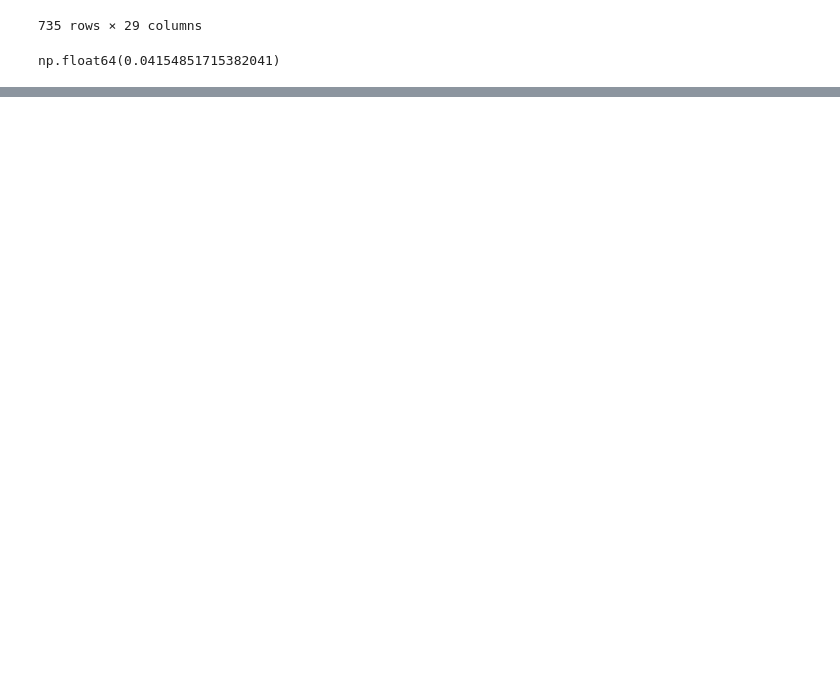
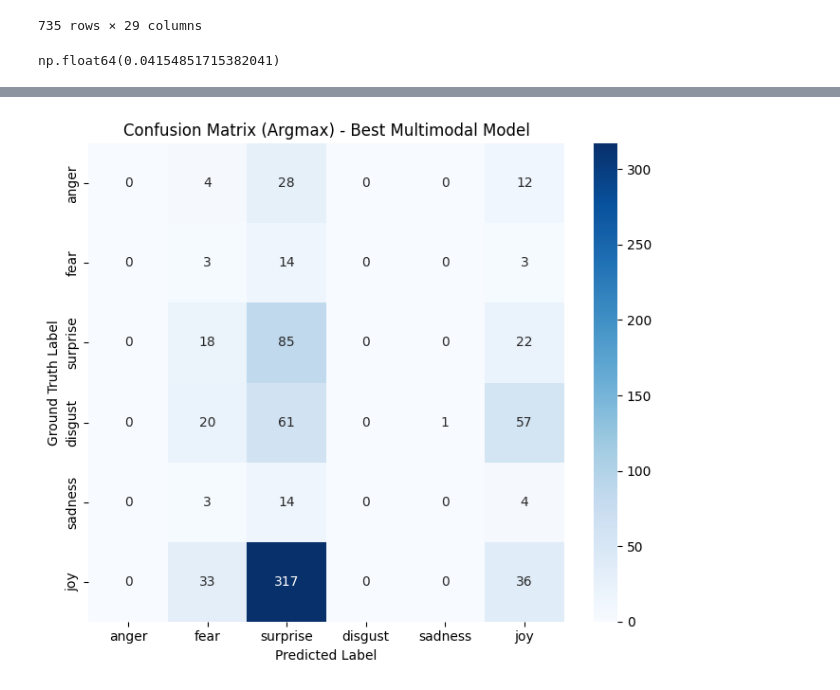
Before and after one commit to tyagiprnv/masterthesis, a Jupyter notebook: src/notebooks/baseline_scores.ipynb, the cells around one changed output, grey strips where cells are left out. Saved outputs shown, nothing was run; the diff lists cells and outputs as text; code cells hidden in the pictures; blank space fills up the shorter version.

Commit message:
new analysis and plots

```diff
--- a/src/notebooks/baseline_scores.ipynb
+++ b/src/notebooks/baseline_scores.ipynb
@@ -240,0 +464,19 @@ len(df.id.unique())
+# %%
+EMOTIONS = ["anger", "fear", "surprise", "disgust", "sadness", "joy"]
+
+def parse_distribution(dist_str):
+
+    if pd.isnull(dist_str):
+        return None
+
+    dist_dict = ast.literal_eval(dist_str)
+
+    return [dist_dict[e] for e in EMOTIONS]
+
+df["gt_dist"] = df["average_reply_distribution"].apply(parse_distribution)       # Ground truth
+df["baseline_text_dist"] = df["tweet_distribution"].apply(parse_distribution)    # Baseline (text)
+df["baseline_image_dist"] = df["clip_distribution"].apply(parse_distribution)    # Baseline (image)
+df["baseline_multi_dist"] = df["clip_tweet_dist"].apply(parse_distribution)      # Baseline (multi)
+df["best_text_dist"] = df["predictions_text"].apply(parse_distribution)          # Best model (text)
+df["best_image_dist"] = df["predictions_image"].apply(parse_distribution)        # Best model (image)
+df["best_multi_dist"] = df["predictions_multi"].apply(parse_distribution)        # Best model (multi)
@@ -240,0 +618,32 @@ len(df.id.unique())
+# %%
+gt_labels = []
+pred_labels = []
+
+def get_argmax_label(dist):
+    return np.argmax(dist) if dist is not None else None
+
+for idx, row in df.iterrows():
+    gt = row["gt_dist"]
+    pred = row["best_multi_dist"]
+    if gt is None or pred is None:
+        continue
+    gt_label = get_argmax_label(gt)
+    pred_label = get_argmax_label(pred)
+    gt_labels.append(gt_label)
+    pred_labels.append(pred_label)
+
+# Build the confusion matrix
+cm = confusion_matrix(gt_labels, pred_labels, labels=[0,1,2,3,4,5])
+
+# Convert it into a pandas DataFrame for labeling
+cm_df = pd.DataFrame(cm, index=EMOTIONS, columns=EMOTIONS)
+
+plt.figure(figsize=(7, 6))
+sns.heatmap(cm_df, annot=True, fmt="d", cmap="Blues")
+plt.title("Confusion Matrix (Argmax) - Best Multimodal Model")
+plt.xlabel("Predicted Label")
+plt.ylabel("Ground Truth Label")
+plt.tight_layout()
+plt.show()
+# %% [output]
+[figure, added]
```
Also changed, not shown: parts of 24 cells of this notebook, 32 other files.
